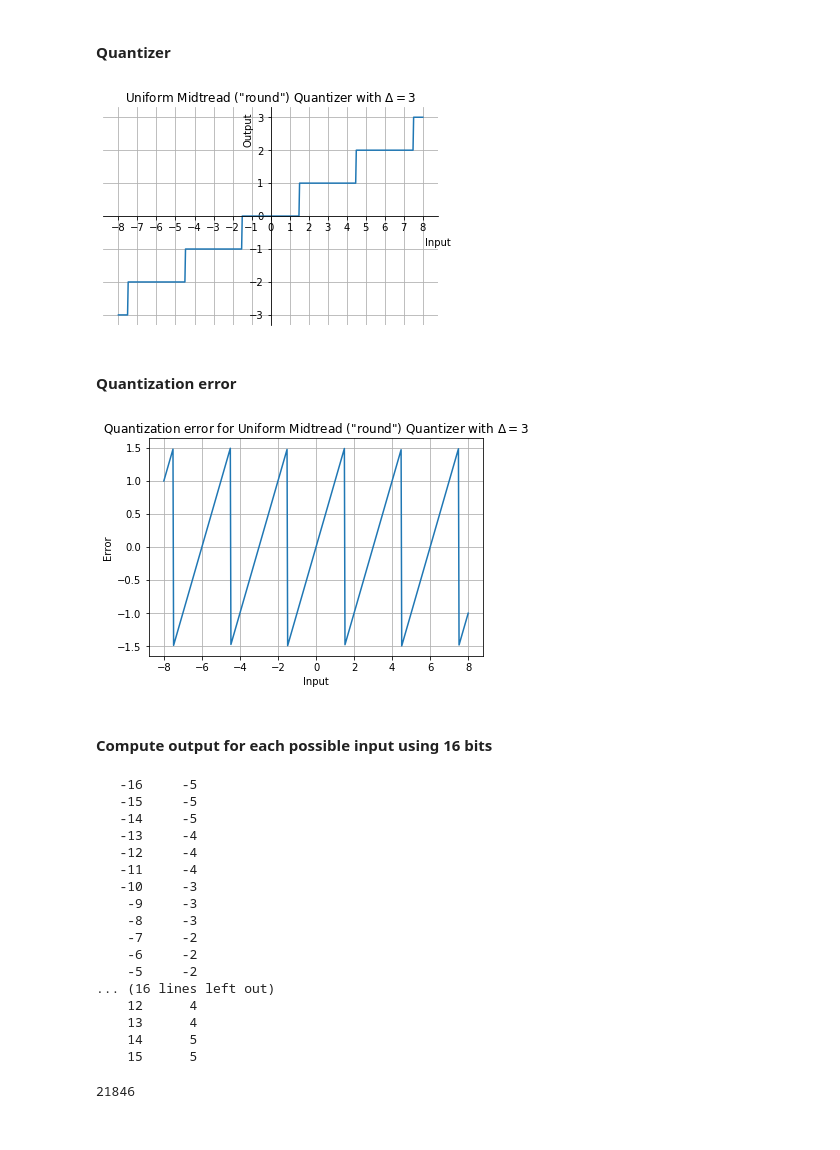
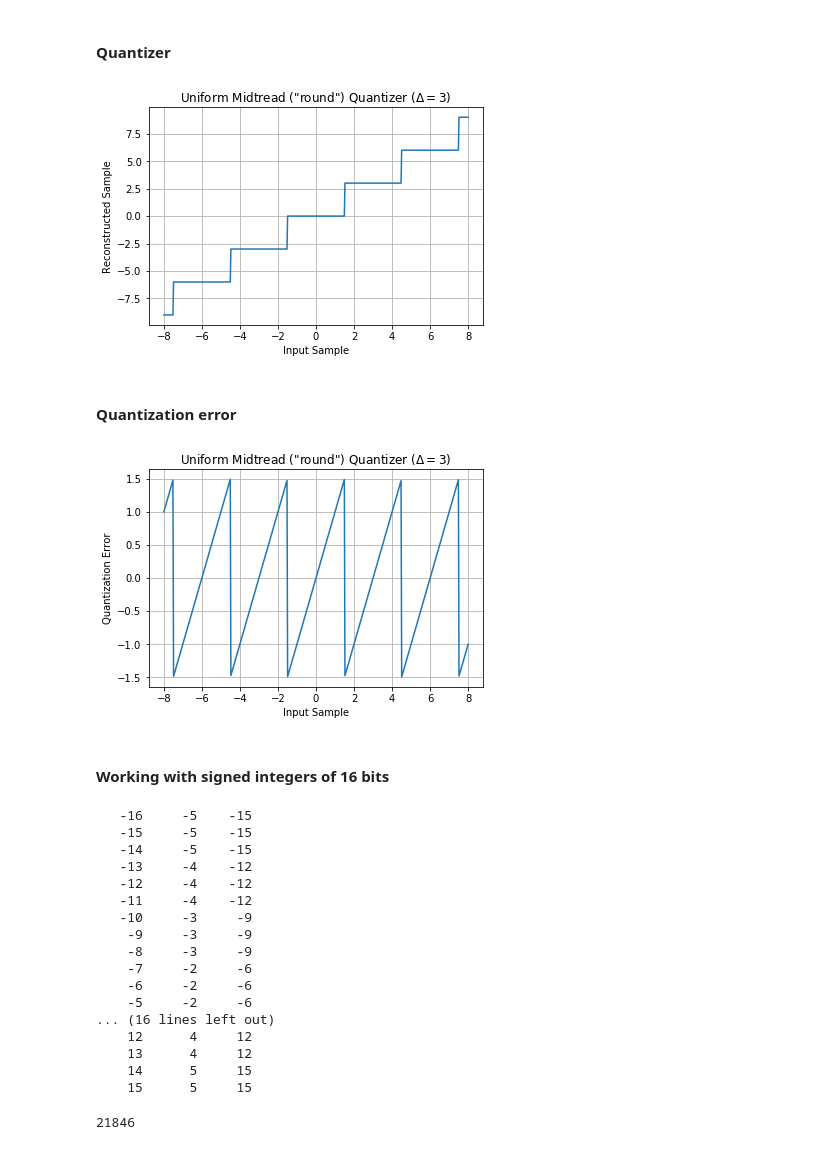
Before and after one commit to Tecnologias-multimedia/Tecnologias-multimedia.github.io, a Jupyter notebook: study_guide/quantization/graphics/quantization.ipynb, the cells around one changed output. Cells and saved outputs as stored; diff of their text form; code cells hidden in the pictures.

```diff
--- a/study_guide/quantization/graphics/quantization.ipynb
+++ b/study_guide/quantization/graphics/quantization.ipynb
@@ -27,12 +27,12 @@ def plot_quantizer(x_plot, y_plot, title):
     ax.grid()
     ax.plot(x_plot, y_plot)
 # %%
-def plot_quantization_error(x, error, title):
+def plot(x, y, xlabel, ylabel, title):
     fig = plt.figure()
     ax = fig.add_subplot(111)
     ax.set_title(title)
     ax.grid()
-    ax.xaxis.set_label_text('Input')
-    ax.yaxis.set_label_text('Error')
-    ax.plot(x, error)
+    ax.xaxis.set_label_text(xlabel)
+    ax.yaxis.set_label_text(ylabel)
+    ax.plot(x, y)
 # %%
@@ -62,7 +62,9 @@ quantization_step = 1 # Delta
 # %% [markdown]
 #### Quantizer
 # %%
-x_plot = np.linspace(-8, 8, 500) # Input samples
-y_plot = midtread_quantizer(x_plot, quantization_step) # Quantized samples
-plot_quantizer(x_plot, y_plot, 'Uniform Midtread ("round") Quantizer with $\Delta={}$'.format(quantization_step))
+x = np.linspace(-8, 8, 500) # Input samples
+y = midtread_quantizer(x, quantization_step) # Quantized samples
+z = midtread_dequantizer(y, quantization_step) # Reconstructed samples
+#plot_quantizer(x_plot, y_plot, 'Uniform Midtread ("round") Quantizer with $\Delta={}$'.format(quantization_step))
+plot(x, z, "Input Sample", "Reconstructed Sample", "Uniform Midtread (\"round\") Quantizer ($\Delta={}$)".format(quantization_step))
 # %% [output]
@@ -126,7 +120,8 @@ quantization_step = 2 # Delta
 # %% [markdown]
 #### Quantizer
 # %%
-x_plot = np.linspace(-8, 8, 500) # Input samples
-y_plot = midtread_quantizer(x_plot, quantization_step)
-plot_quantizer(x_plot, y_plot, 'Uniform Midtread ("round") Quantizer with $\Delta={}$'.format(quantization_step))
+x = np.linspace(-8, 8, 500)
+y = midtread_quantizer(x, quantization_step)
+z = midtread_dequantizer(y, quantization_step)
+plot(x, z, "Input Sample", "Reconstructed Sample", "Uniform Midtread (\"round\") Quantizer ($\Delta={}$)".format(quantization_step))
 # %% [output]
@@ -181,19 +173,20 @@ quantization_step = 3
 # %% [markdown]
 #### Quantizer
 # %%
-x_plot = np.linspace(-8, 8, 500) # Input samples
-y_plot = np.round(x_plot/quantization_step) # Quantized samples
-plot_quantizer(x_plot, y_plot, 'Uniform Midtread ("round") Quantizer with $\Delta={}$'.format(quantization_step))
+x = np.linspace(-8, 8, 500)
+y = midtread_quantizer(x, quantization_step) # Quantized samples
+z = midtread_dequantizer(y, quantization_step) # Reconstructed samples
+plot(x, z, "Input Sample", "Reconstructed Sample", "Uniform Midtread (\"round\") Quantizer ($\Delta={}$)".format(quantization_step))
 # %% [output]
-[figure, old version]
+[figure, new version]
 # %% [markdown]
 #### Quantization error
 # %%
 x_plot_recons = y_plot * quantization_step
-error_plot = x_plot-x_plot_recons
-plot_quantization_error(x_plot, error_plot, 'Quantization error for Uniform Midtread ("round") Quantizer with $\Delta={}$'.format(quantization_step))
+error = x - z
+plot(x, error, "Input Sample", "Quantization Error", "Uniform Midtread (\"round\") Quantizer ($\Delta={}$)".format(quantization_step))
 # %% [output]
-[figure, old version]
+[figure, new version]
-# %% [markdown]
-#### Compute output for each possible input using 16 bits
+# %% [markdown]
+#### Working with signed integers of 16 bits
 # %%
@@ -202,23 +196,23 @@ y = midtread_quantizer(x, quantization_step).astype(np.int16) # Quantized sample
 # %%
-print_center(x, y, 32)
+print_center(x, y, z, 32)
 # %% [output]
-   -16     -5
-   -15     -5
-   -14     -5
-   -13     -4
-   -12     -4
-   -11     -4
-   -10     -3
-    -9     -3
-    -8     -3
-    -7     -2
-    -6     -2
-    -5     -2
+   -16     -5    -15
+   -15     -5    -15
+   -14     -5    -15
+   -13     -4    -12
+   -12     -4    -12
+   -11     -4    -12
+   -10     -3     -9
+    -9     -3     -9
+    -8     -3     -9
+    -7     -2     -6
+    -6     -2     -6
+    -5     -2     -6
 ... (16 lines left out)
-    12      4
-    13      4
-    14      5
-    15      5
+    12      4     12
+    13      4     12
+    14      5     15
+    15      5     15
 # %%
 len(np.unique(y, return_counts = True)[0])
 # %% [output]
```
Also changed, not shown: parts of 34 cells of this notebook.
